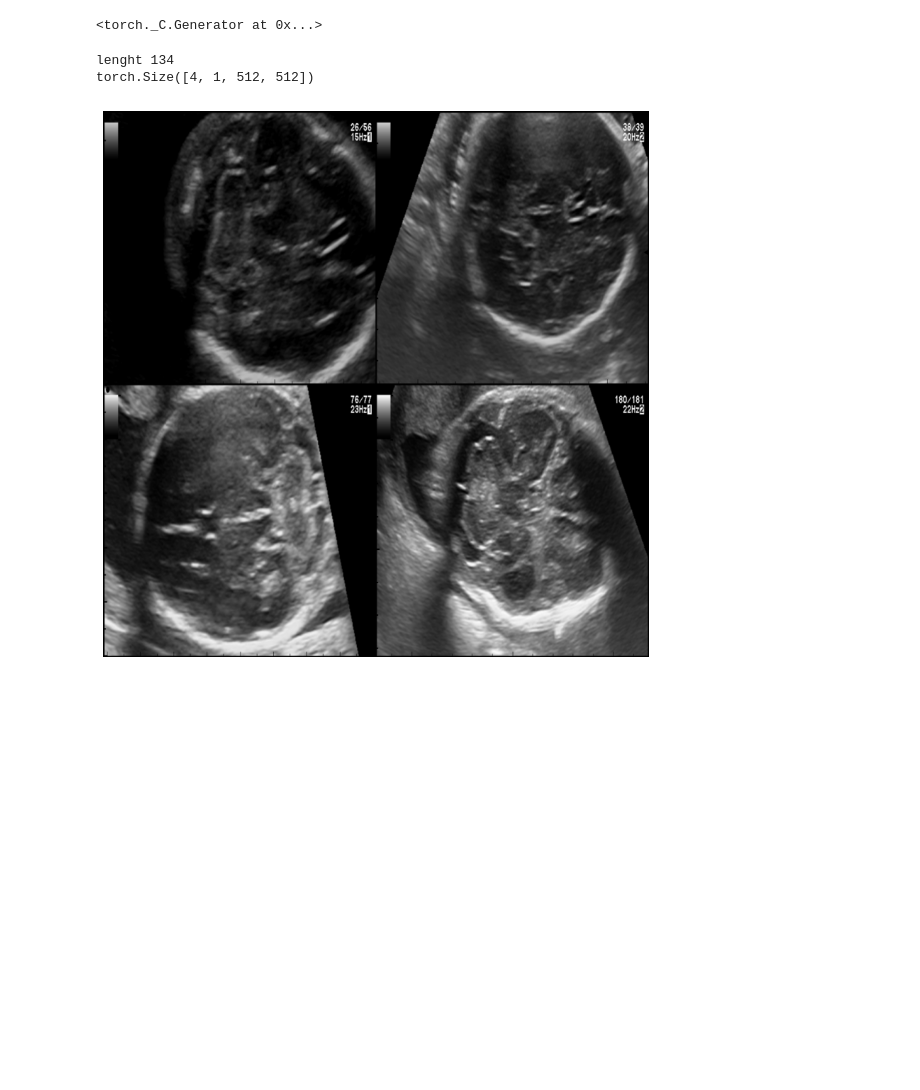
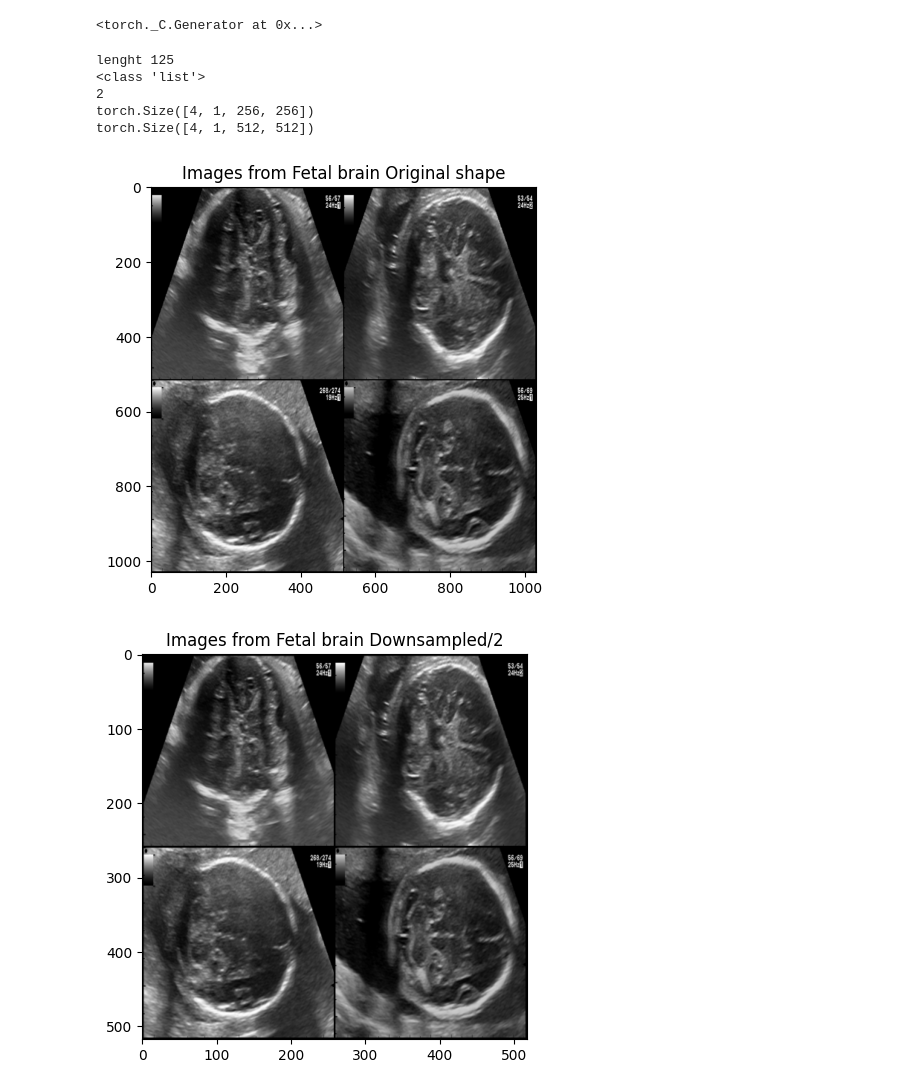
Before and after one commit to budai4medtech/xfetus, a Jupyter notebook: examples/preparing_dataset_fetal_planes.ipynb, the cells around one changed output. Saved outputs shown, nothing was run; the diff lists cells and outputs as text; code cells hidden in the pictures; blank space fills up the shorter version.

```diff
--- a/examples/preparing_dataset_fetal_planes.ipynb
+++ b/examples/preparing_dataset_fetal_planes.ipynb
@@ -137,41 +137,66 @@ transform_operations=transforms.Compose([
                         transforms.ToTensor(),
                         #mt.RandRotate(range_x=0.1, prob=0.5),
                         #mt.RandZoom(prob=0.5, min_zoom=1, max_zoom=1.1),
                         #mt.Resize([image_size, image_size]),
                         transforms.Resize([image_size, image_size], antialias=True),
                         transforms.Normalize((0.5), (0.5)), #mean=0.5, std=0.5
                         ])
 
 dataset = FetalPlaneDataset(root_dir=dataroot,
                             ref=ref,
                             plane=plane,
                             brain_plane=brain_plane,
                             us_machine=us_machine,
                             operator_number=operator_number,
-                            transform=transform_operations)
+                            transform=transform_operations,
+                            train=True,
+                            train_size=125
+                           )
+
+# print(type(dataset))
 
 number_of_images = dataset.__len__()
 print(f'lenght {number_of_images}')
 
 dataloader = DataLoader(dataset,
                         batch_size=batch_size,
                         shuffle=SHUFFLE_T,
                         num_workers=workers)
 
 ## Plot some training images
 real_batch = next(iter(dataloader))
-print(real_batch.shape)
+print(type(real_batch)) #<class 'list'>
+print(len(real_batch)) #<class 'list'>
+image = real_batch[0]
+ds_image = real_batch[1]
 
-plt.figure(figsize=(10,10))
-plt.axis("off")
-# plt.title(f'Images from {plane}')
-grid_images=vutils.make_grid(real_batch.to(device)[:64], nrow=2, padding=2, normalize=True)
+print(ds_image.shape)
+print(image.shape)
+
+
+
+plt.figure(figsize=(5,5))
+# plt.axis("off")
+plt.title(f'Images from {plane} Original shape')
+grid_images=vutils.make_grid(image.to(device)[:64], nrow=2, padding=2, normalize=True)
 plt.imshow(np.transpose(grid_images.cpu(),(1,2,0)))
 plt.show()
+
+
+plt.figure(figsize=(5,5))
+# plt.axis("off")
+plt.title(f'Images from {plane} Downsampled/2')
+grid_images=vutils.make_grid(ds_image.to(device)[:64], nrow=2, padding=2, normalize=True)
+plt.imshow(np.transpose(grid_images.cpu(),(1,2,0)))
+plt.show()
 # %% [output]
-lenght 134
+lenght 125
+<class 'list'>
+2
+torch.Size([4, 1, 256, 256])
 torch.Size([4, 1, 512, 512])
-[figure, old version]
+[figure, new version]
+[figure, added]
 # %%
 ## Displaying dataloader content
 len_dataloader = len(dataloader)
```
Also changed, not shown: parts of 1 cell of this notebook, 1 other file.
